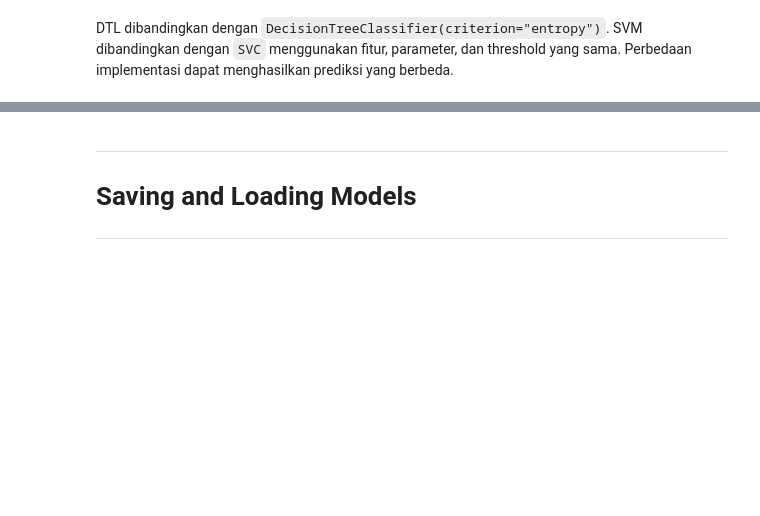
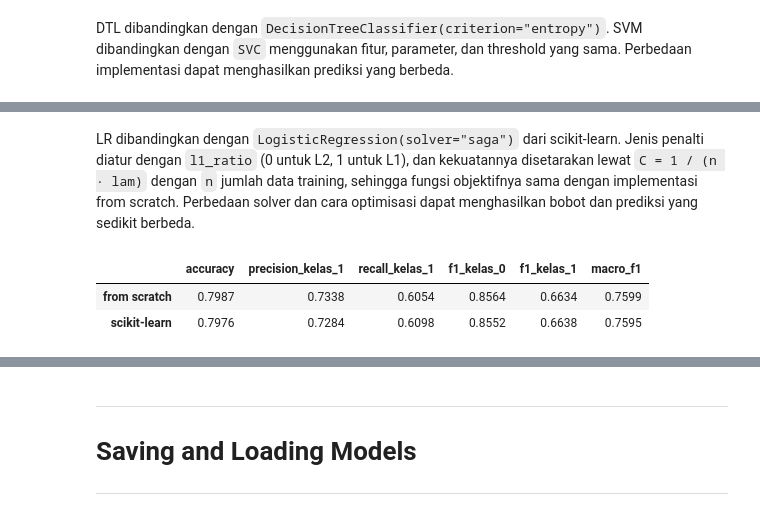
Before and after one commit to Alpaomega1136/IF3170_G31_KelompokDadakan, a Jupyter notebook: src/notebooks/IF3170_G31_KelompokDadakan.ipynb, the cells around one changed output, grey strips where cells are left out. Saved outputs shown, nothing was run; the diff lists cells and outputs as text; code cells hidden in the pictures; blank space fills up the shorter version.

Commit message:
feat(lr): implement logistic regression and add it to notebook

```diff
--- a/src/notebooks/IF3170_G31_KelompokDadakan.ipynb
+++ b/src/notebooks/IF3170_G31_KelompokDadakan.ipynb
@@ -491,5 +518,6 @@ This part covers the model with L1, L2, and Elastic Net regularization.
 # %%
-# Write your code here
+param_lr = dict(penalty="l2", lam=1e-4, lr=0.1, n_epoch=50, batch_size=64, random_state=SEED)
+model_lr = train_model(LogisticRegression(**param_lr), X_train_siap, y_train)
 # %% [markdown]
 ## Support Vector Machine
 
@@ -579,3 +673,22 @@ display(hasil_perbandingan_dtl.round(4))
+# %% [markdown]
+LR dibandingkan dengan `LogisticRegression(solver="saga")` dari scikit-learn. Jenis penalti diatur dengan `l1_ratio` (0 untuk L2, 1 untuk L1), dan kekuatannya disetarakan lewat `C = 1 / (n · lam)` dengan `n` jumlah data training, sehingga fungsi objektifnya sama dengan implementasi from scratch. Perbedaan solver dan cara optimisasi dapat menghasilkan bobot dan prediksi yang sedikit berbeda.
+# %%
+if model_lr.penalty is None:
+    model_lr_sklearn = SkLogisticRegression(C=np.inf, solver="saga", max_iter=1000, random_state=SEED)
+else:
+    l1_ratio_sk = {"l1": 1.0, "l2": 0.0, "elasticnet": model_lr.l1_ratio}[model_lr.penalty]
+    model_lr_sklearn = SkLogisticRegression(
+        l1_ratio=l1_ratio_sk, C=1 / (len(X_train_siap) * model_lr.lam),
+        solver="saga", max_iter=1000, random_state=SEED
+    )
+hasil_perbandingan_lr = compare_models(
+    model_lr, model_lr_sklearn, X_train_siap, y_train, X_valid_siap, y_valid
+)
+display(hasil_perbandingan_lr.round(4))
+# %% [output]
+|  | accuracy | precision_kelas_1 | recall_kelas_1 | f1_kelas_0 | f1_kelas_1 | macro_f1 |
+| from scratch | 0.7987 | 0.7338 | 0.6054 | 0.8564 | 0.6634 | 0.7599 |
+| scikit-learn | 0.7976 | 0.7284 | 0.6098 | 0.8552 | 0.6638 | 0.7595 |
 # %%
 model_svm_sklearn = SVC(C=4, gamma=0.16, kernel="rbf", tol=0.003, cache_size=512)
 hasil_perbandingan_svm = compare_models(
```
Also changed, not shown: parts of 14 cells of this notebook, 4 other files.
